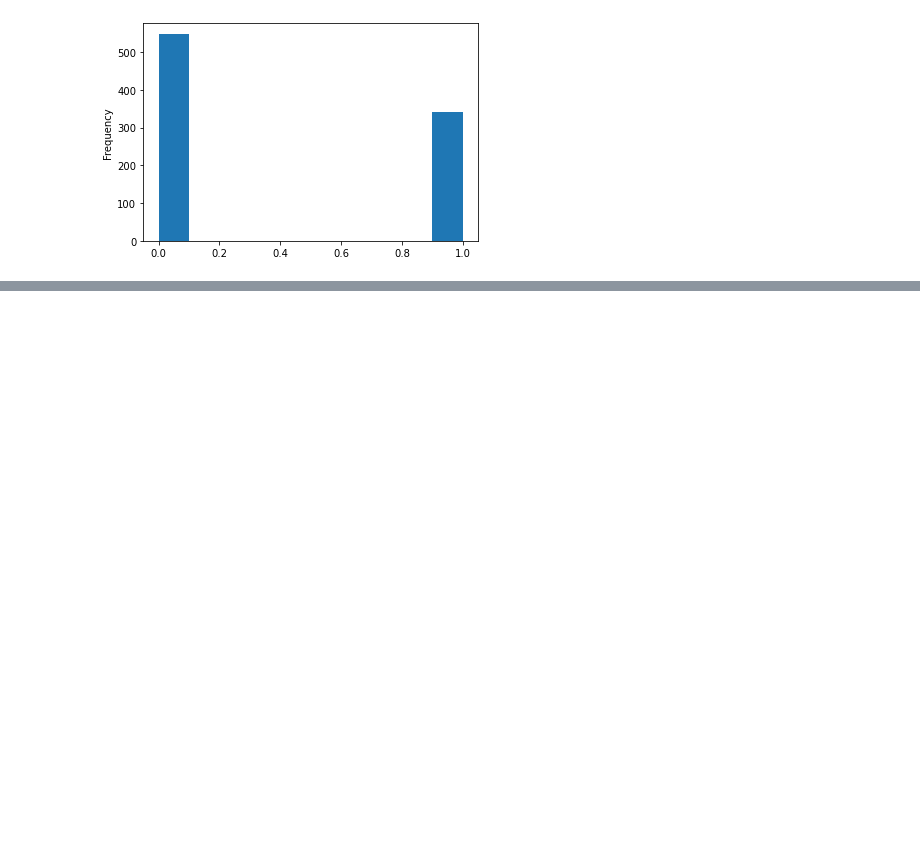
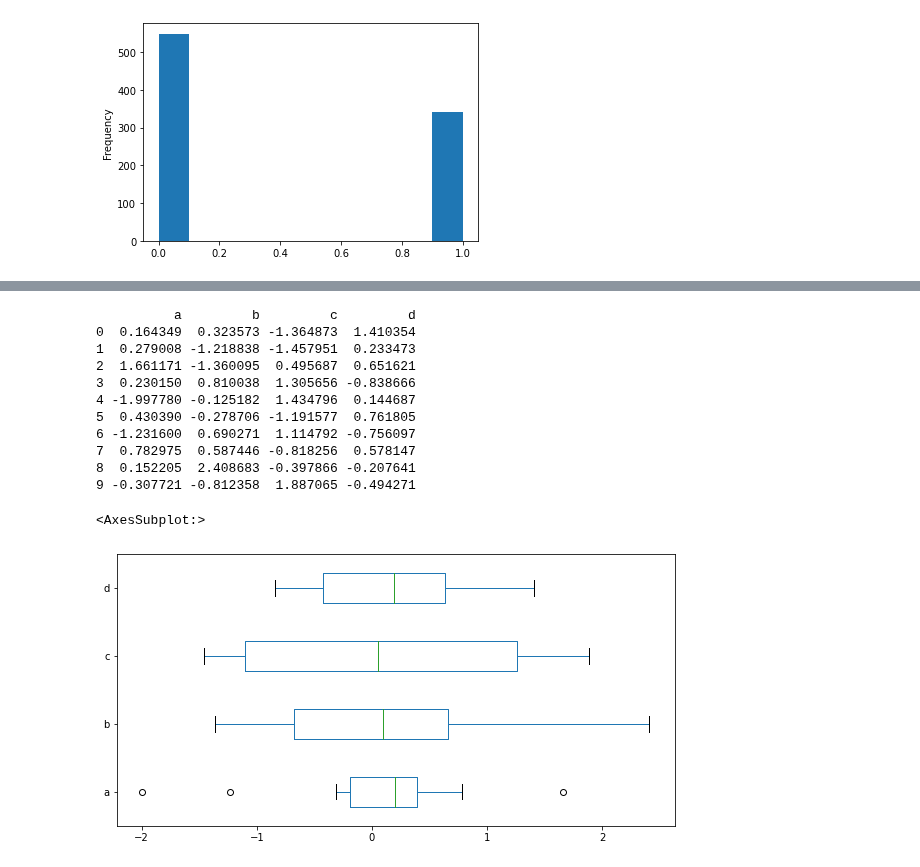
Before and after one commit to kamalnorizan/trainingmampu, a Jupyter notebook: BarPlot_Tutorial.ipynb, the cells around one changed output, grey strips where cells are left out. Drawn from its saved outputs; the diff is of its cells as text; code cells hidden in the pictures; blank space fills up the shorter version.

```diff
--- a/BarPlot_Tutorial.ipynb
+++ b/BarPlot_Tutorial.ipynb
@@ -75,0 +131,18 @@ titanic['survived'].plot(kind = 'hist')
+# %%
+print(df)
+df.describe()
+df.plot(kind = 'box', figsize = (10,5), vert=False)
+# %% [output]
+          a         b         c         d
+0  0.164349  0.323573 -1.364873  1.410354
+1  0.279008 -1.218838 -1.457951  0.233473
+2  1.661171 -1.360095  0.495687  0.651621
+3  0.230150  0.810038  1.305656 -0.838666
+4 -1.997780 -0.125182  1.434796  0.144687
+5  0.430390 -0.278706 -1.191577  0.761805
+6 -1.231600  0.690271  1.114792 -0.756097
+7  0.782975  0.587446 -0.818256  0.578147
+8  0.152205  2.408683 -0.397866 -0.207641
+9 -0.307721 -0.812358  1.887065 -0.494271
+<AxesSubplot:>
+[figure, added]
```
Also changed, not shown: parts of 9 cells of this notebook.
